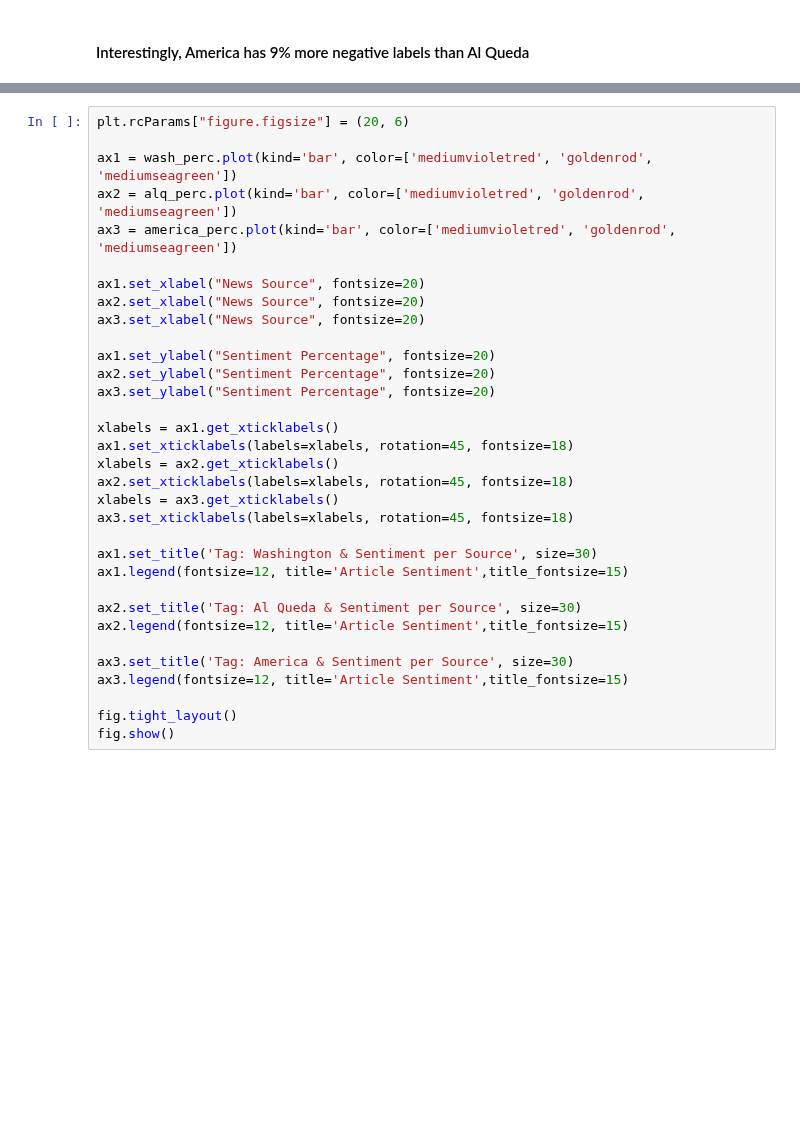
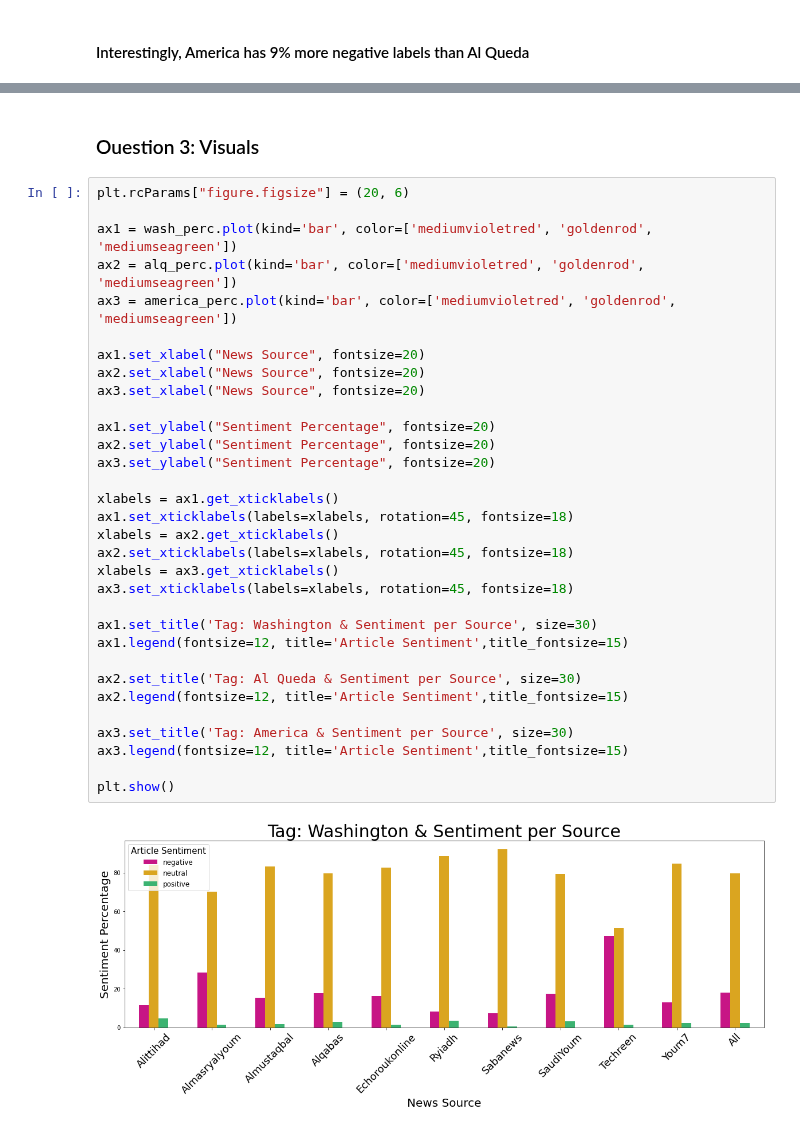
Before and after one commit to Rachuig-Green-Rackley-Shiben/arabic_media_nlp_project, a Jupyter notebook: mindy_drafts/mindy_MVP_explore.ipynb, the cells around one changed output, grey strips where cells are left out. Drawn from its saved outputs; the diff is of its cells as text; blank space fills up the shorter version.

```diff
--- a/mindy_drafts/mindy_MVP_explore.ipynb
+++ b/mindy_drafts/mindy_MVP_explore.ipynb
@@ -361,33 +533,36 @@ wash_perc
+# %% [markdown]
+### Ouestion 3: Visuals
 # %%
 plt.rcParams["figure.figsize"] = (20, 6)
 
 ax1 = wash_perc.plot(kind='bar', color=['mediumvioletred', 'goldenrod', 'mediumseagreen'])
 ax2 = alq_perc.plot(kind='bar', color=['mediumvioletred', 'goldenrod', 'mediumseagreen'])
 ax3 = america_perc.plot(kind='bar', color=['mediumvioletred', 'goldenrod', 'mediumseagreen'])
 
 ax1.set_xlabel("News Source", fontsize=20)
 ax2.set_xlabel("News Source", fontsize=20)
 ax3.set_xlabel("News Source", fontsize=20)
 
 ax1.set_ylabel("Sentiment Percentage", fontsize=20)
 ax2.set_ylabel("Sentiment Percentage", fontsize=20)
 ax3.set_ylabel("Sentiment Percentage", fontsize=20)
 
 xlabels = ax1.get_xticklabels()
 ax1.set_xticklabels(labels=xlabels, rotation=45, fontsize=18)
 xlabels = ax2.get_xticklabels()
 ax2.set_xticklabels(labels=xlabels, rotation=45, fontsize=18)
 xlabels = ax3.get_xticklabels()
 ax3.set_xticklabels(labels=xlabels, rotation=45, fontsize=18)
 
 ax1.set_title('Tag: Washington & Sentiment per Source', size=30)
 ax1.legend(fontsize=12, title='Article Sentiment',title_fontsize=15)
 
 ax2.set_title('Tag: Al Queda & Sentiment per Source', size=30)
 ax2.legend(fontsize=12, title='Article Sentiment',title_fontsize=15)
 
 ax3.set_title('Tag: America & Sentiment per Source', size=30)
 ax3.legend(fontsize=12, title='Article Sentiment',title_fontsize=15)
 
-fig.tight_layout()
-fig.show()
+plt.show()
+# %% [output]
+[figure, added]
```
Also changed, not shown: parts of 50 cells of this notebook, 3 other files.
